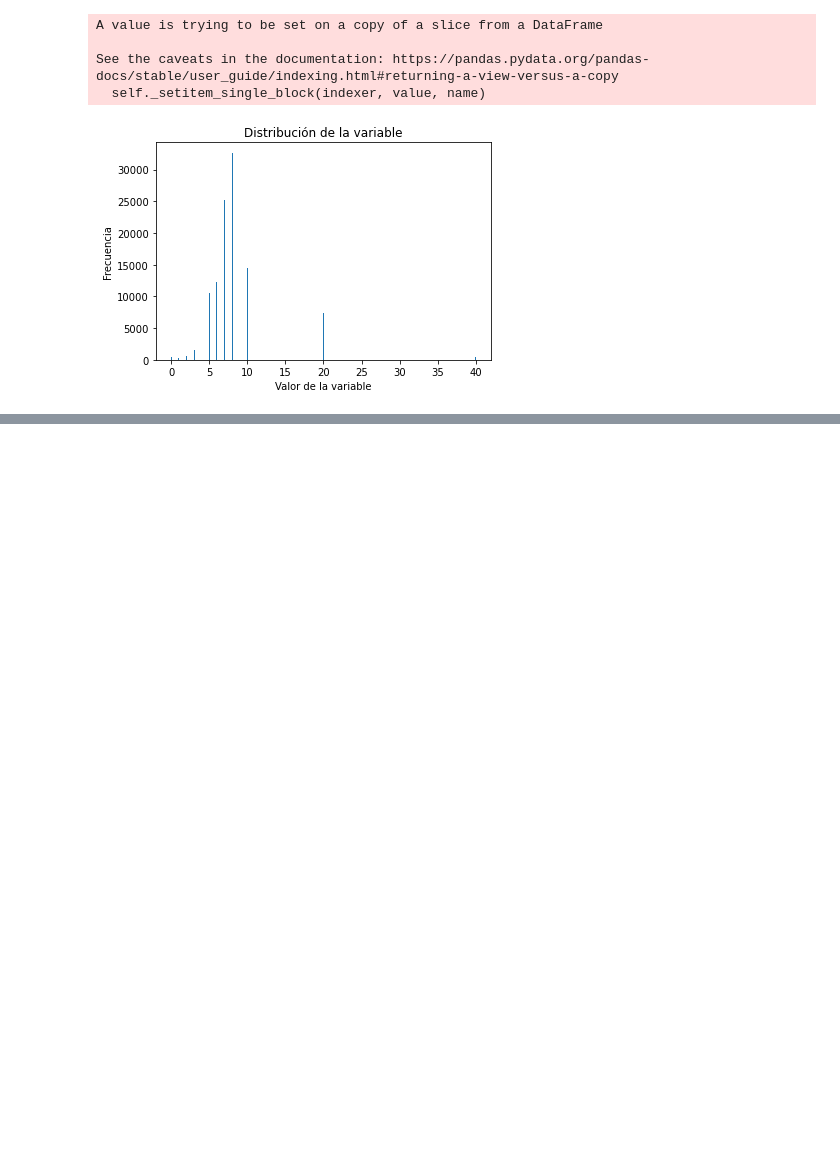
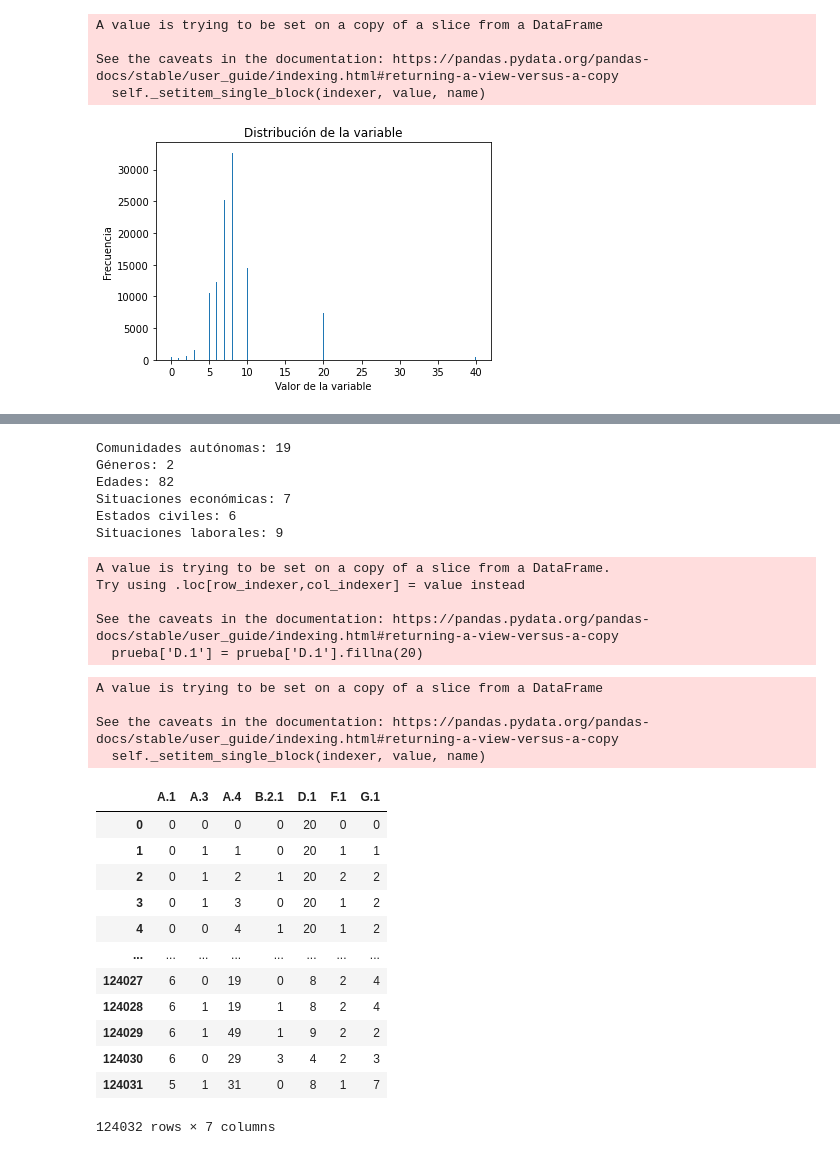
Before and after one commit to noacarrera/PruebaTecnicaMerlin, a Jupyter notebook: parte1.ipynb, the cells around one changed output, grey strips where cells are left out. Saved outputs shown, nothing was run; the diff lists cells and outputs as text; code cells hidden in the pictures; blank space fills up the shorter version.

```diff
--- a/parte1.ipynb
+++ b/parte1.ipynb
@@ -259,0 +287,10 @@ Ahora voy a realizar una predicción de la variable D.1.
+# %%
+print(f'Comunidades autónomas: {len(un_com)}\nGéneros: {len(un_sex)}\nEdades: {len(un_age)}\nSituaciones económicas: {len(un_ec)}',
+      f'\nEstados civiles: {len(un_civ)}\nSituaciones laborales: {len(un_job)}')
+# %% [output]
+Comunidades autónomas: 19
+Géneros: 2
+Edades: 82
+Situaciones económicas: 7
+Estados civiles: 6
+Situaciones laborales: 9
@@ -259,0 +322,68 @@ Ahora voy a realizar una predicción de la variable D.1.
+# %%
+for index, row in prueba.iterrows():
+    el_com = row['A.1']
+    el_sex = row['A.3']
+    el_age = row['A.4']
+    el_ec = row['B.2.1']
+    el_civ = row['F.1']
+    el_job = row['G.1']
+
+    if el_com in dic_com:
+        value = dic_com[el_com]
+        prueba.at[index,'A.1'] = value
+    if el_sex in dic_sex:
+        value = dic_sex[el_sex]
+        prueba.at[index,'A.3'] = value
+    if el_age in dic_age:
+        value = dic_age[el_age]
+        prueba.at[index,'A.4'] = value
+    if el_ec in dic_ec:
+        value = dic_ec[el_ec]
+        prueba.at[index,'B.2.1'] = value
+    if el_civ in dic_civ:
+        value = dic_civ[el_civ]
+        prueba.at[index,'F.1'] = value
+    if el_job in dic_job:
+        value = dic_job[el_job]
+        prueba.at[index,'G.1'] = value
+# %%
+prueba['D.1'] = prueba['D.1'].fillna(20)
+# %% [output]
+A value is trying to be set on a copy of a slice from a DataFrame.
+Try using .loc[row_indexer,col_indexer] = value instead
+
+See the caveats in the documentation: https://pandas.pydata.org/pandas-docs/stable/user_guide/indexing.html#returning-a-view-versus-a-copy
+  prueba['D.1'] = prueba['D.1'].fillna(20)
+# %%
+for i in range(len(prueba['D.1'])):
+    if prueba['D.1'].iloc[i] == 'N.C.':
+        prueba['D.1'].iloc[i] = 30
+    elif prueba['D.1'].iloc[i] == 'N.S.':
+        prueba['D.1'].iloc[i] = 40
+    elif prueba['D.1'].iloc[i] == '0 Completamente infeliz':
+        prueba['D.1'].iloc[i] = 0
+    elif prueba['D.1'].iloc[i] == '10 Completamente feliz':
+        prueba['D.1'].iloc[i] = 10
+    else:
+        prueba['D.1'].iloc[i] = int(prueba['D.1'].iloc[i])
+# %% [output]
+A value is trying to be set on a copy of a slice from a DataFrame
+
+See the caveats in the documentation: https://pandas.pydata.org/pandas-docs/stable/user_guide/indexing.html#returning-a-view-versus-a-copy
+  self._setitem_single_block(indexer, value, name)
+# %%
+prueba
+# %% [output]
+|  | A.1 | A.3 | A.4 | B.2.1 | D.1 | F.1 | G.1 |
+| 0 | 0 | 0 | 0 | 0 | 20 | 0 | 0 |
+| 1 | 0 | 1 | 1 | 0 | 20 | 1 | 1 |
+| 2 | 0 | 1 | 2 | 1 | 20 | 2 | 2 |
+| 3 | 0 | 1 | 3 | 0 | 20 | 1 | 2 |
+| 4 | 0 | 0 | 4 | 1 | 20 | 1 | 2 |
+| ... | ... | ... | ... | ... | ... | ... | ... |
+| 124027 | 6 | 0 | 19 | 0 | 8 | 2 | 4 |
+| 124028 | 6 | 1 | 19 | 1 | 8 | 2 | 4 |
+| 124029 | 6 | 1 | 49 | 1 | 9 | 2 | 2 |
+| 124030 | 6 | 0 | 29 | 3 | 4 | 2 | 3 |
+| 124031 | 5 | 1 | 31 | 0 | 8 | 1 | 7 |
+124032 rows × 7 columns
```
Also changed, not shown: parts of 19 cells of this notebook.
